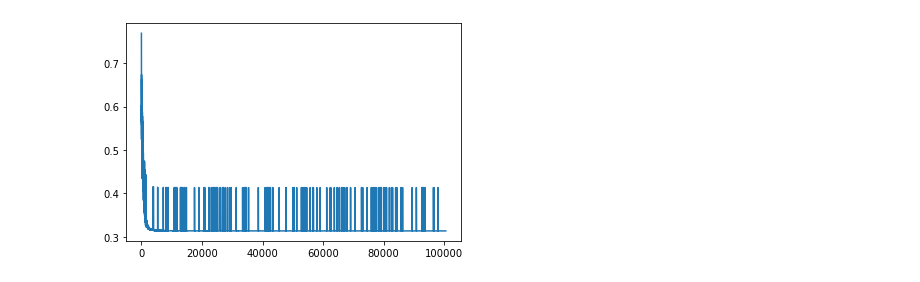
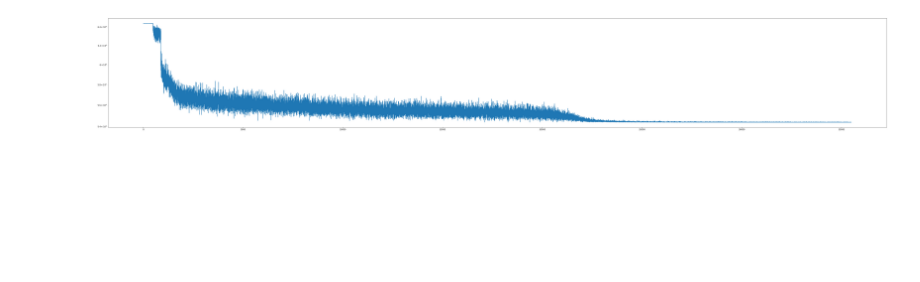
Before and after one commit to jjbl99/DL_ens, a Jupyter notebook: ff_nn.ipynb, the cells around one changed output. Saved outputs shown, nothing was run; the diff lists cells and outputs as text; code cells hidden in the pictures; blank space fills up the shorter version.

```diff
--- a/ff_nn.ipynb
+++ b/ff_nn.ipynb
@@ -65,2 +70,2 @@ print(dataframe.head())
 # %%
-dataframe=dataframe.drop(dataframe.columns[0],axis=1)
+dataframe=dataframe.drop(['address'],axis=1)
@@ -69,22 +84,19 @@ dataframe = dataframe.to_numpy()
 # %%
-dataframe = torch.Tensor(dataframe)
-dataframe = torch.utils.data.TensorDataset(dataframe[:,0:-1],dataframe[:,-1])
+dataset = torch.utils.data.TensorDataset(dataframe[:,0:-1],dataframe[:,-1])
 # %%
-dataframe_size = len(dataframe)
-validation_split = 0.3
-indices = list(range(dataframe_size))
-split = int(np.floor(validation_split * dataframe_size))
+batch_size=64
+dataset_size = len(dataset)
+indices = list(range(dataset_size))
+validation_split = 0.7
+split = int(np.floor(validation_split * dataset_size))
 np.random.shuffle(indices)
 train_indices, val_indices = indices[split:], indices[:split]
 
+# Creating PT data samplers and loaders:
 train_sampler = SubsetRandomSampler(train_indices)
 valid_sampler = SubsetRandomSampler(val_indices)
 
-train_set = dataframe[list(train_sampler)]
-valid_set = dataframe[list(valid_sampler)]
-
-train_loader = torch.utils.data.DataLoader(train_set, batch_size=10,
+train_loader = torch.utils.data.DataLoader(dataset, batch_size=batch_size,
                                            sampler=train_sampler)
-
-validation_loader = torch.utils.data.DataLoader(valid_set, batch_size=10,
+validation_loader = torch.utils.data.DataLoader(dataset, batch_size=batch_size,
                                                 sampler=valid_sampler)
@@ -99,15 +103,16 @@ tensor(0.0001)
 # %%
-net=Net(input_size=50)
+net=Net(input_size=156)
 
 criterion = nn.CrossEntropyLoss()
-optimizer = optim.SGD(net.parameters(), lr=0.001, momentum=0.9)
+optimizer = torch.optim.SGD(net.parameters(), lr=0.001)
 
 losslist =[]
 
-for epoch in range(2):  # loop over the dataset multiple times
+for epoch in range(10):  # loop over the dataset multiple times
 
     running_loss = 0.0
-    for i, data in enumerate(train_loader, 0):
+
+    for i, data in tqdm.tqdm(enumerate(train_loader, 0)):
         # get the inputs; data is a list of [inputs, labels]
         inputs, labels = data
 
@@ -124,9 +129,9 @@ for epoch in range(2):  # loop over the dataset multiple times
         # print statistics
         running_loss += loss.item()
         losslist.append(loss.item())
-        if i % 2000 == 1999:    # print every 2000 mini-batches
-            print('[%d, %5d] loss: %.3f' %
-                  (epoch + 1, i + 1, running_loss / 2000))
+        if i % 100 == 99:    # print every 2000 mini-batches
+            #print('[%d, %5d] loss: %.3f' %
+                  #(epoch + 1, i + 1, running_loss / 2000))
             running_loss = 0.0
 
 print('Finished Training')
@@ -150,9 +139,12 @@ print('Finished Training')
 Finished Training
-# %%
-plt.plot(losslist)
-plt.show()
-# %% [output]
-[figure, removed]
+# %%
+f,ax=plt.subplots(figsize=(70,10))
+plt.plot(losslist)
+plt.yscale('log')
+plt.savefig('loss.pdf')
+plt.show()
+# %% [output]
+[figure, added]
 # %%
 correct = 0
 total = 0
```
Also changed, not shown: parts of 13 cells of this notebook.
